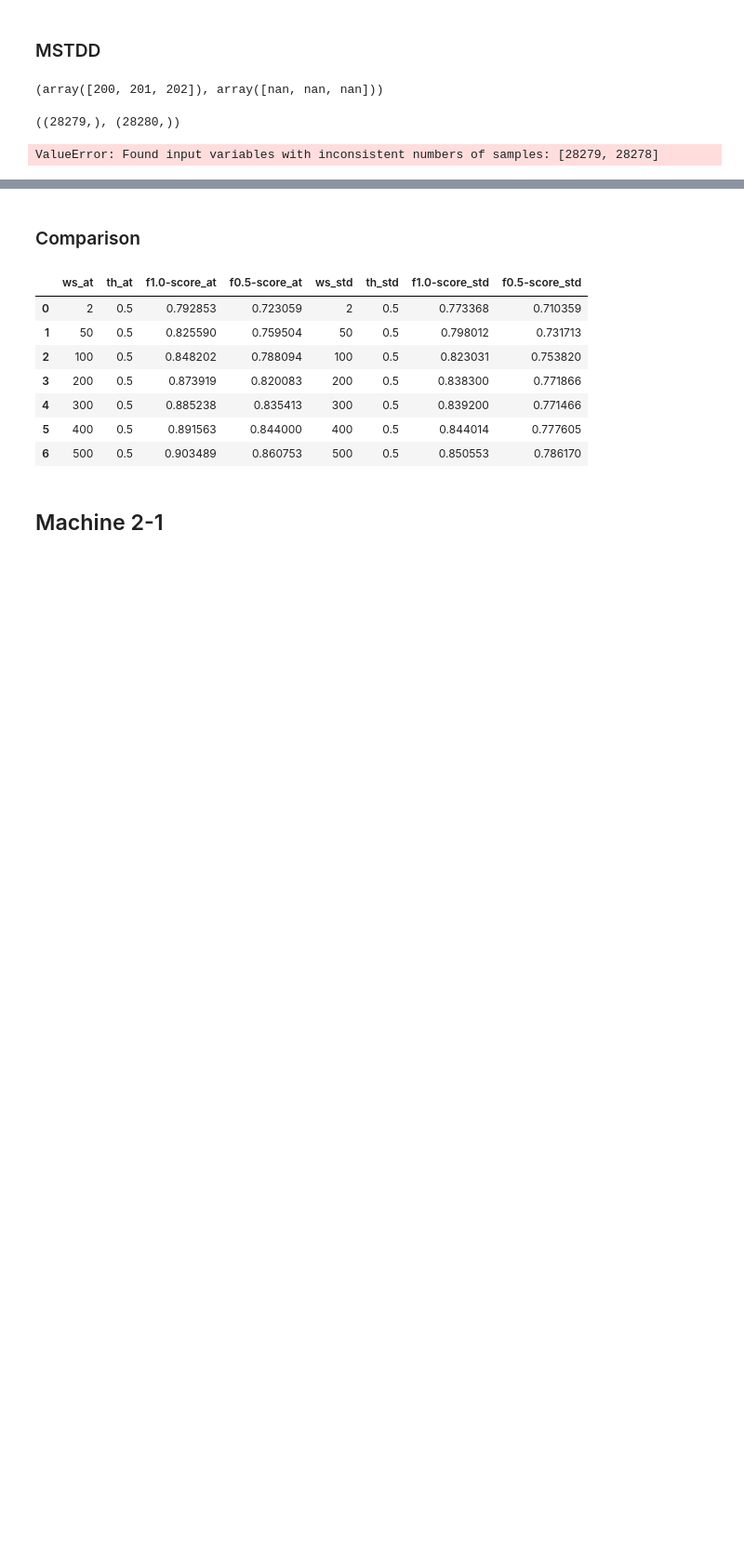
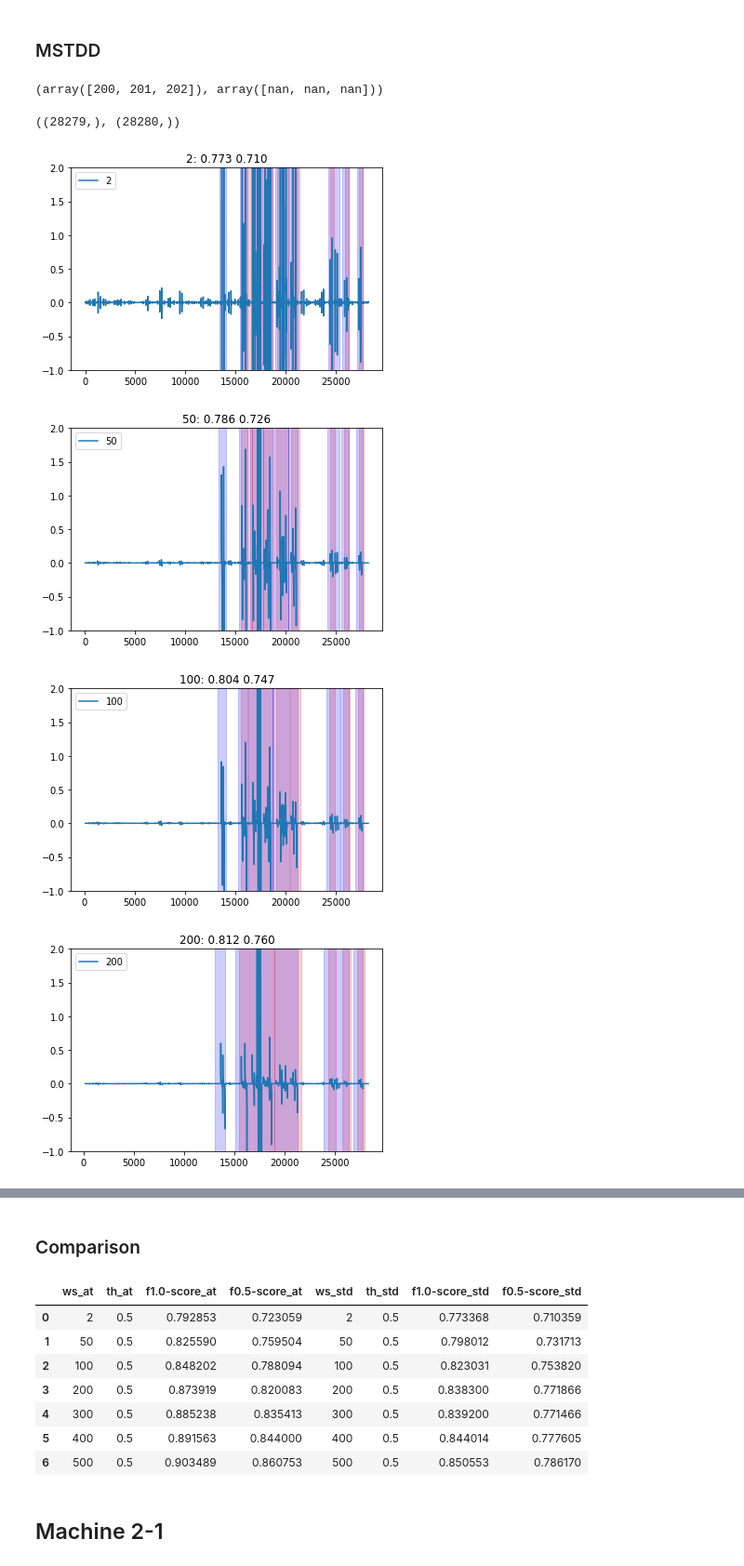
Before and after one commit to Stashq/TS-Forecasting, a Jupyter notebook: notebooks/a_scores_th_finding.ipynb, the cells around one changed output, grey strips where cells are left out. Shown at 93% size. Cells and saved outputs as stored; diff of their text form; code cells hidden in the pictures; blank space fills up the shorter version.

```diff
--- a/notebooks/a_scores_th_finding.ipynb
+++ b/notebooks/a_scores_th_finding.ipynb
@@ -467,29 +467,32 @@ adjust_point_cls_with_window(m_1_1_cls, ws, return_point_cls=False).shape, m_1_1
 ((28279,), (28280,))
 # %%
 ws_list = [2, 50, 100, 200, 300, 400, 500]
-mstdds = {ws: get_diff(get_std(m_1_1_scores['AnomTrans'], ws, na='drop')) for ws in ws_list}
+mstdds = {ws: get_std(m_1_1_scores['AnomTrans'], ws, na='drop') for ws in ws_list}
 tmp_ranges = get_cls_ids_ranges(pd.Index(range(len(m_1_1_cls))), m_1_1_cls)
 
 model_ws = 200
 at_sth_1_1_scores = {}
 ths = [0.3, 0.05, 0.05, 0.03, 0.02, 0.02, 0.01]
 
 for ws, th in zip(ws_list, ths):
     tmp_m1_1_ws_cls = adjust_point_cls_with_window(m_1_1_cls, ws, return_point_cls=False)
     tmp_ws_ranges = get_cls_ids_ranges(pd.Index(range(len(tmp_m1_1_ws_cls))), tmp_m1_1_ws_cls)
 
     pred_ws_cls = np.array(mstdds[ws] > th, dtype=int).reshape(-1)
     pred_ws_cls = adjust_point_cls_with_window(pred_ws_cls, model_ws, return_point_cls=True)
     pred_ws_cls = adjust_point_cls_with_window(pred_ws_cls, ws, return_point_cls=True)
     pred_ws_ranges = get_cls_ids_ranges(pd.Index(range(len(pred_ws_cls))), pred_ws_cls)
 
     f1 = fbeta_score(tmp_m1_1_ws_cls, pred_ws_cls, beta=1)
     f05 = fbeta_score(tmp_m1_1_ws_cls, pred_ws_cls, beta=0.5)
     title = f'{ws}: %.3f %.3f' % (f1, f05)
     at_sth_1_1_scores[ws] = [ws, th, f1, f05]
 
     plot_dataset(
         {ws: mstdds[ws]}, anoms_vrects=tmp_ws_ranges, pred_anoms_vrects=pred_ws_ranges,
         y_lims=(-1, 2), figsize=(6, 4), titles=[title]);
 # %% [output]
-ValueError: Found input variables with inconsistent numbers of samples: [28279, 28278]
+[figure, added]
+[figure, added]
+[figure, added]
+[figure, added]
```
Also changed, not shown: parts of 9 cells of this notebook.
